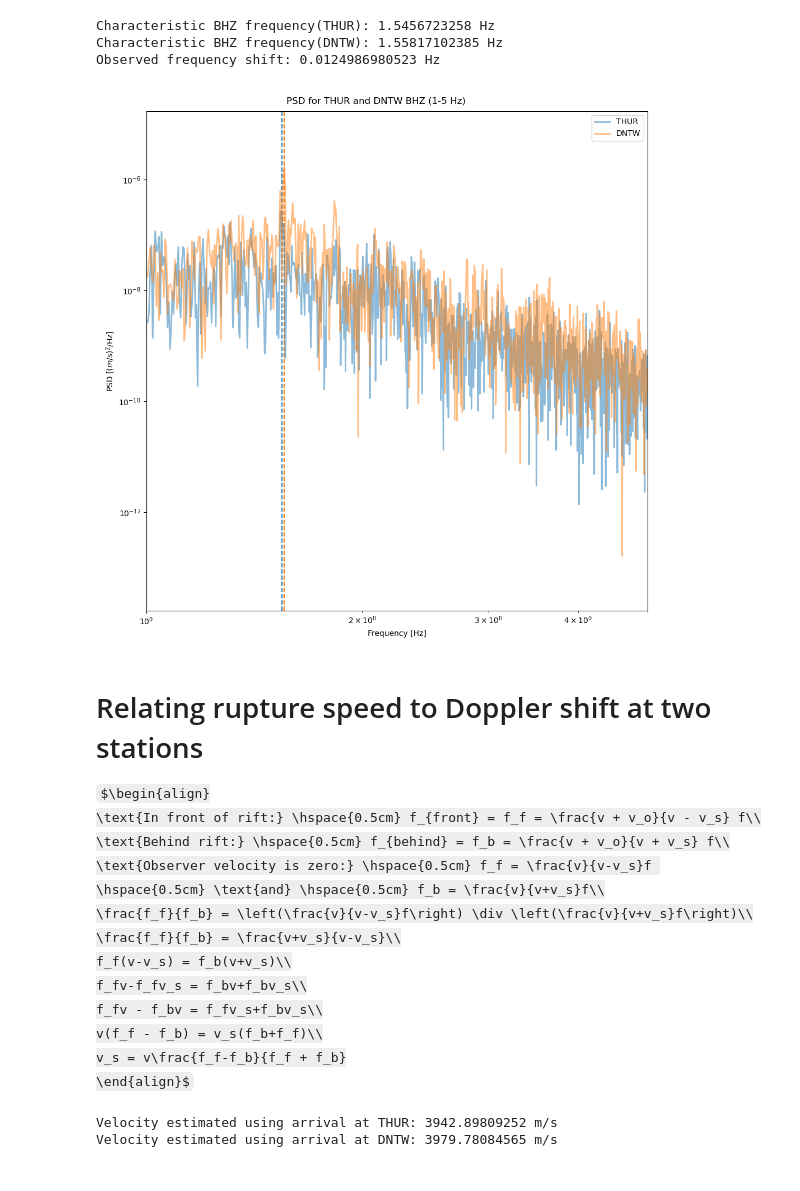
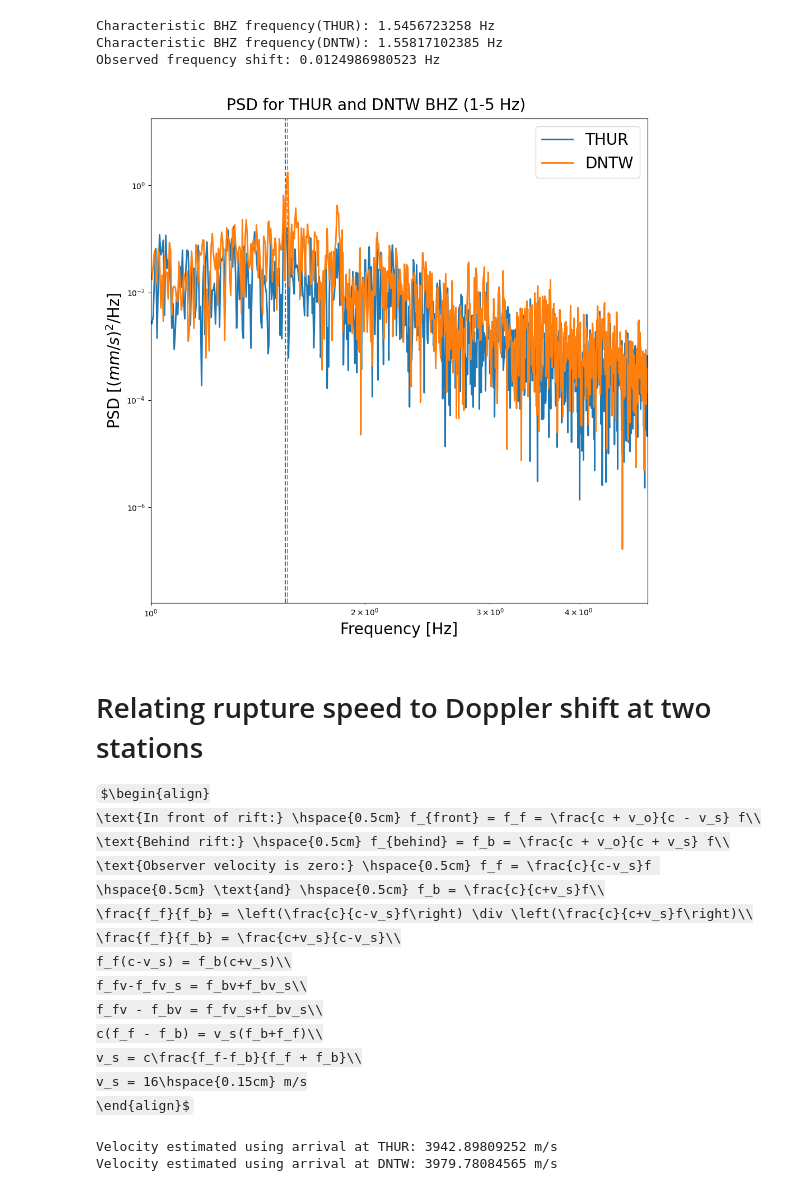
Before and after one commit to stepholinger/may_9, a Jupyter notebook: regional_recordings.ipynb, the cells around one changed output. Drawn from its saved outputs; the diff is of its cells as text; code cells hidden in the pictures; some formulas as TeX source.

```diff
--- a/regional_recordings.ipynb
+++ b/regional_recordings.ipynb
@@ -123,6 +123,6 @@ for station in stations:
             ax[1].set_xlabel("Time")
             plt.subplots_adjust(right=0.85)
             cbar_ax = fig.add_axes([0.9, 0.1225, 0.025, 0.5])
-            cbar = plt.colorbar(spec,label="PSD (mm$^2$/Hz)",ticks=[-13,-12,-11,-10,-9],cax=cbar_ax)
+            cbar = plt.colorbar(spec,label="PSD [(mm/s)$^2$/Hz]",ticks=[-13,-12,-11,-10,-9],cax=cbar_ax)
             cbar.ax.set_yticklabels(['$10^{-13}$','$10^{-12}$','$10^{-11}$', '$10^{-10}$', '$10^{-9}$'])
             plt.savefig("outputs/"+station + "_" + channel + "_spectrogram.png")
@@ -153,7 +156,7 @@ colors = plt.rcParams['axes.prop_cycle'].by_key()['color']
 characteristic_freqs = []
 spectra_list = []
 for i in range(len(stations)):
-    data = st.select(station=stations[i],channel=channel)[0].data
+    data = st.select(station=stations[i],channel=channel)[0].data*1000
     if spectra_method == "fft":
         spectra = abs(np.fft.rfft(data))
         f = np.fft.fftfreq(len(data), d=1/st[0].stats.sampling_rate)
@@ -162,7 +165,7 @@ for i in range(len(stations)):
         psd = power/(f[1]-f[0])
 
     elif spectra_method == "welch":
-        f,psd=scipy.signal.welch(data,fs=st[0].stats.sampling_rate,nperseg=3000,noverlap=1)
+        f,psd=scipy.signal.welch(data,fs=st[0].stats.sampling_rate,nperseg=300,noverlap=1)
 
     # just get the indices of frequencies within the filter band
     above_low_cut = [f>low_cut]
@@ -170,52 +173,53 @@ for i in range(len(stations)):
     in_band = np.logical_and(above_low_cut,below_high_cut)[0]
     f = f[in_band]
     psd = psd[in_band]
 
-    ax.plot(f,psd,label=stations[i],linewidth=2,alpha=0.5)
+    ax.plot(f,psd,label=stations[i],linewidth=2)
     ax.set_xscale('log')
     ax.set_yscale('log')
-    ax.set_xlabel('Frequency [Hz]')
-    ax.set_ylabel('PSD [$(m/s)^2$/Hz]')
+    ax.set_xlabel('Frequency [Hz]',size=20)
+    ax.set_ylabel('PSD [$(mm/s)^2$/Hz]',size=20)
     ax.set_xlim([low_cut,high_cut])
     ax.set_ylim([np.min(psd)/10,np.max(psd)*10])
     spectra_list.append(psd)
 
     # calculate characteristic frequency and report
     if char_freq_method == "max":
         char_freq = f[np.argmax(psd)]
     elif char_freq_method == "mean":
         char_freq = np.sum(psd*f)/np.sum(psd)
     elif char_freq_method == "median":
         psd_cumsum = np.cumsum(psd)
         psd_sum = np.sum(psd)
         char_freq = f[np.argmin(np.abs(psd_cumsum-psd_sum/2))]
     characteristic_freqs.append(char_freq)
     print("Characteristic " + channel + " frequency(" + stations[i] + "): " + str(char_freq) + " Hz")
 
 ax.vlines(characteristic_freqs,ymin=np.min(psd)/10,ymax=np.max(psd)*10,linestyle="--",colors=colors[0:2])
 print("Observed frequency shift: " + str(np.diff(characteristic_freqs)[0]) + " Hz")
-ax.legend()
-plt.suptitle("PSD for " + stations[0] + " and " + stations[1] + " " + channel + " (" + str(low_cut)+"-" + str(high_cut)+" Hz)")
+ax.legend(fontsize=20)
+plt.suptitle("PSD for " + stations[0] + " and " + stations[1] + " " + channel + " (" + str(low_cut)+"-" + str(high_cut)+" Hz)",size=20)
 plt.tight_layout()
 plt.show()
 # %% [output]
 Characteristic BHZ frequency(THUR): 1.5456723258 Hz
 Characteristic BHZ frequency(DNTW): 1.55817102385 Hz
 Observed frequency shift: 0.0124986980523 Hz
-[figure, old version]
+[figure, new version]
 # %% [markdown]
 # Relating rupture speed to Doppler shift at two stations
 $\begin{align}
-\text{In front of rift:} \hspace{0.5cm} f_{front} = f_f = \frac{v + v_o}{v - v_s} f\\
-\text{Behind rift:} \hspace{0.5cm} f_{behind} = f_b = \frac{v + v_o}{v + v_s} f\\
-\text{Observer velocity is zero:} \hspace{0.5cm} f_f = \frac{v}{v-v_s}f \hspace{0.5cm} \text{and} \hspace{0.5cm} f_b = \frac{v}{v+v_s}f\\
-\frac{f_f}{f_b} = \left(\frac{v}{v-v_s}f\right) \div \left(\frac{v}{v+v_s}f\right)\\
-\frac{f_f}{f_b} = \frac{v+v_s}{v-v_s}\\
-f_f(v-v_s) = f_b(v+v_s)\\
+\text{In front of rift:} \hspace{0.5cm} f_{front} = f_f = \frac{c + v_o}{c - v_s} f\\
+\text{Behind rift:} \hspace{0.5cm} f_{behind} = f_b = \frac{c + v_o}{c + v_s} f\\
+\text{Observer velocity is zero:} \hspace{0.5cm} f_f = \frac{c}{c-v_s}f \hspace{0.5cm} \text{and} \hspace{0.5cm} f_b = \frac{c}{c+v_s}f\\
+\frac{f_f}{f_b} = \left(\frac{c}{c-v_s}f\right) \div \left(\frac{c}{c+v_s}f\right)\\
+\frac{f_f}{f_b} = \frac{c+v_s}{c-v_s}\\
+f_f(c-v_s) = f_b(c+v_s)\\
 f_fv-f_fv_s = f_bv+f_bv_s\\
 f_fv - f_bv = f_fv_s+f_bv_s\\
-v(f_f - f_b) = v_s(f_b+f_f)\\
-v_s = v\frac{f_f-f_b}{f_f + f_b}
+c(f_f - f_b) = v_s(f_b+f_f)\\
+v_s = c\frac{f_f-f_b}{f_f + f_b}\\
+v_s = 16\hspace{0.15cm} m/s
 \end{align}$
 # %%
 '''
```
Also changed, not shown: parts of 2 cells of this notebook.
